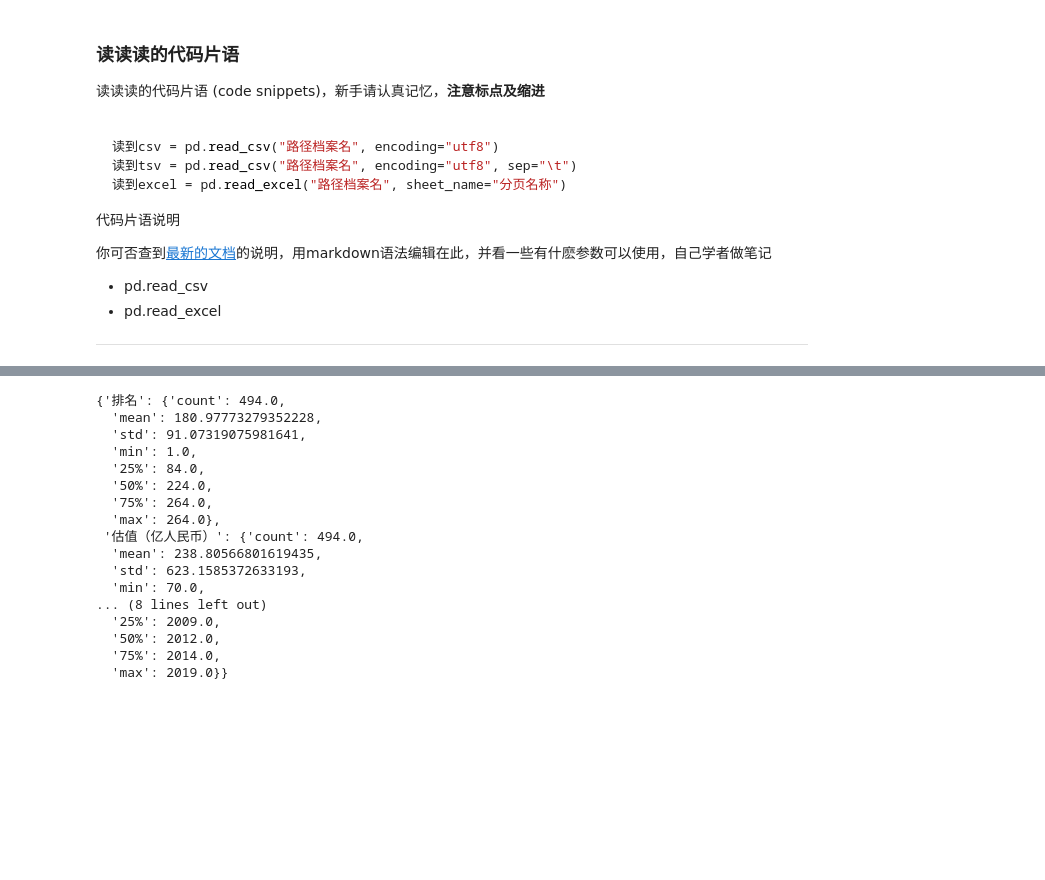
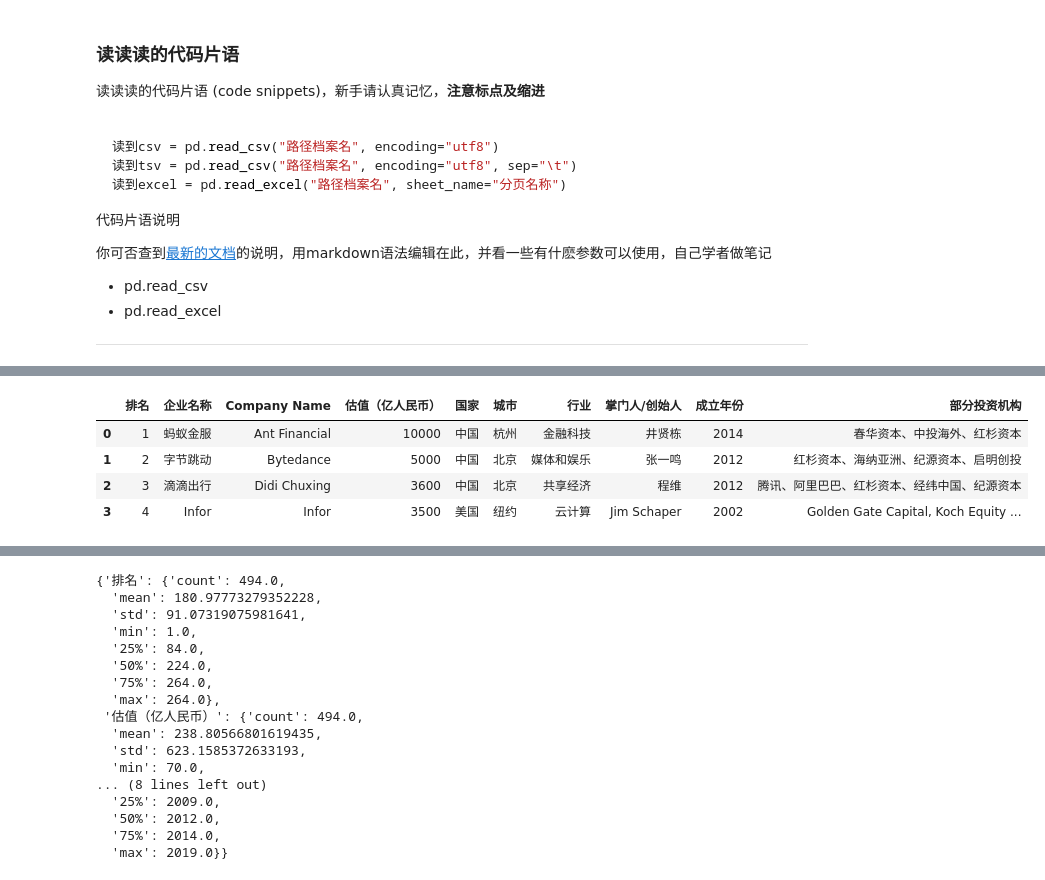
Before and after one commit to EasonQXF/pandas_Python, a Jupyter notebook: pandas_week02/20春_pandas_week02_181013040.ipynb, the cells around one changed output, grey strips where cells are left out. Saved outputs shown, nothing was run; the diff lists cells and outputs as text; code cells hidden in the pictures; blank space fills up the shorter version.

```diff
--- a/pandas_week02/20春_pandas_week02_181013040.ipynb
+++ b/pandas_week02/20春_pandas_week02_181013040.ipynb
@@ -385,0 +448,10 @@ df.head()
+# %%
+# B4 df.head()
+# 前几名
+df.head(4)
+# %% [output]
+|  | 排名 | 企业名称 | Company Name | 估值（亿人民币） | 国家 | 城市 | 行业 | 掌门人/创始人 | 成立年份 | 部分投资机构 |
+| 0 | 1 | 蚂蚁金服 | Ant Financial | 10000 | 中国 | 杭州 | 金融科技 | 井贤栋 | 2014 | 春华资本、中投海外、红杉资本 |
+| 1 | 2 | 字节跳动 | Bytedance | 5000 | 中国 | 北京 | 媒体和娱乐 | 张一鸣 | 2012 | 红杉资本、海纳亚洲、纪源资本、启明创投 |
+| 2 | 3 | 滴滴出行 | Didi Chuxing | 3600 | 中国 | 北京 | 共享经济 | 程维 | 2012 | 腾讯、阿里巴巴、红杉资本、经纬中国、纪源资本 |
+| 3 | 4 | Infor | Infor | 3500 | 美国 | 纽约 | 云计算 | Jim Schaper | 2002 | Golden Gate Capital, Koch Equity ... |
```
Also changed, not shown: parts of 16 cells of this notebook.
